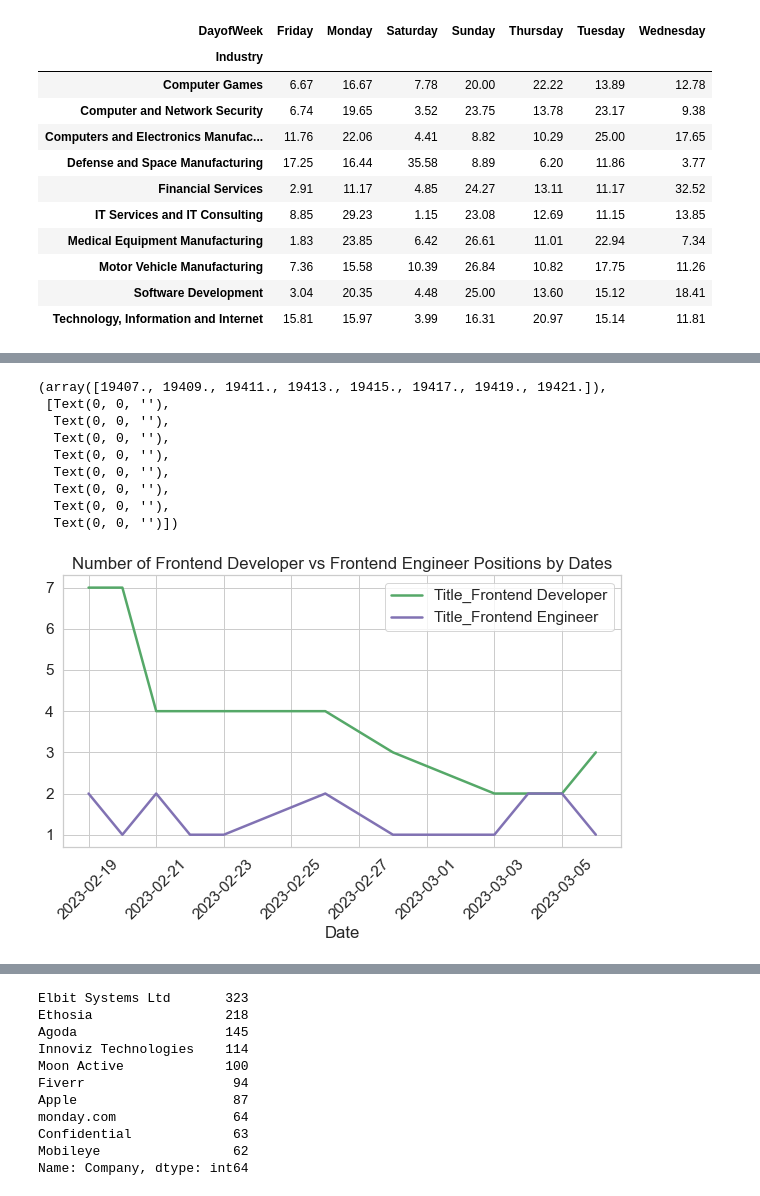
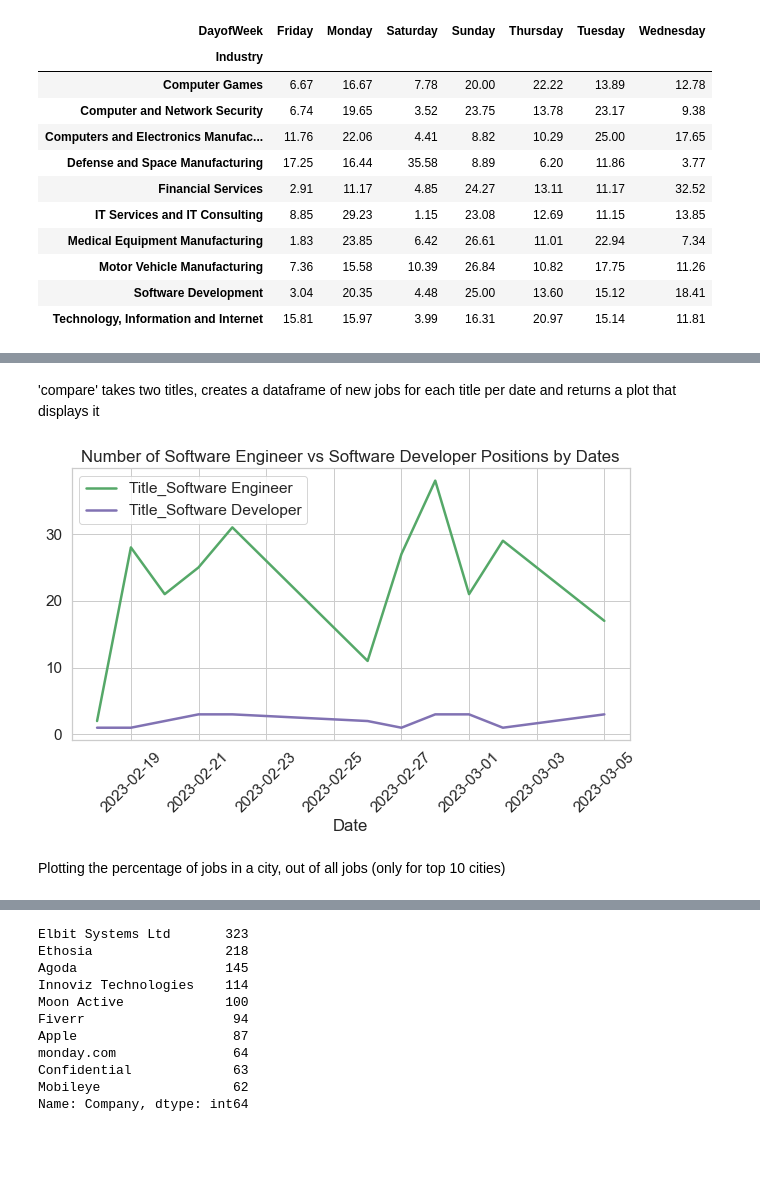
Before and after one commit to ShiraAbr/LinkedIn, a Jupyter notebook: LinkedIn_Analytics.ipynb, the cells around one changed output, grey strips where cells are left out. Drawn from its saved outputs; the diff is of its cells as text; code cells hidden in the pictures; blank space fills up the shorter version.

```diff
--- a/LinkedIn_Analytics.ipynb
+++ b/LinkedIn_Analytics.ipynb
@@ -332,25 +331,20 @@ Text(0.5, 1.0, 'Jobs by Dates')
 [figure]
+# %% [markdown]
+'compare' takes two titles, creates a dataframe of new jobs for each title per date and returns a plot that displays it
 # %%
 def compare(jobA,jobB):
     A=LinkedIn_df[LinkedIn_df['Title'].str.contains(jobA)][['Title','Date']].groupby('Date').count()
     B=LinkedIn_df[LinkedIn_df['Title'].str.contains(jobB)][['Title','Date']].groupby('Date').count()
     by_jobs=pd.merge(A,B,on='Date',suffixes=(f'_{jobA}',f'_{jobB}'))
-    return by_jobs,jobA,jobB
+    by_jobs.plot(figsize=(10,5),title=f'Number of {jobA} vs {jobB} Positions by Dates',color=['g','m'],linewidth=2.5)
+    plt.xticks(rotation=45)
+    return plt.show()
-# %%
-by_jobs,jobA,jobB=compare('Frontend Developer','Frontend Engineer')
-by_jobs.plot(figsize=(10,5),title=f'Number of {jobA} vs {jobB} Positions by Dates',color=['g','m'],linewidth=2.5)
-plt.xticks(rotation=45)
-# %% [output]
-(array([19407., 19409., 19411., 19413., 19415., 19417., 19419., 19421.]),
- [Text(0, 0, ''),
-  Text(0, 0, ''),
-  Text(0, 0, ''),
-  Text(0, 0, ''),
-  Text(0, 0, ''),
-  Text(0, 0, ''),
-  Text(0, 0, ''),
-  Text(0, 0, '')])
-[figure, removed]
+# %%
+compare('Software Engineer','Software Developer')
+# %% [output]
+[figure, added]
+# %% [markdown]
+Plotting the percentage of jobs in a city, out of all jobs (only for top 10 cities)
 # %%
 (LinkedIn_df['City'].value_counts()/len(LinkedIn_df)*100).head(10).plot(kind='bar',figsize=(10,5),color=(0.4, 0.2, 0.6, 0.4),title=('Top 10 Cities with Open Positions, in %'))
 plt.xticks(rotation=45)
```
Also changed, not shown: parts of 30 cells of this notebook.
